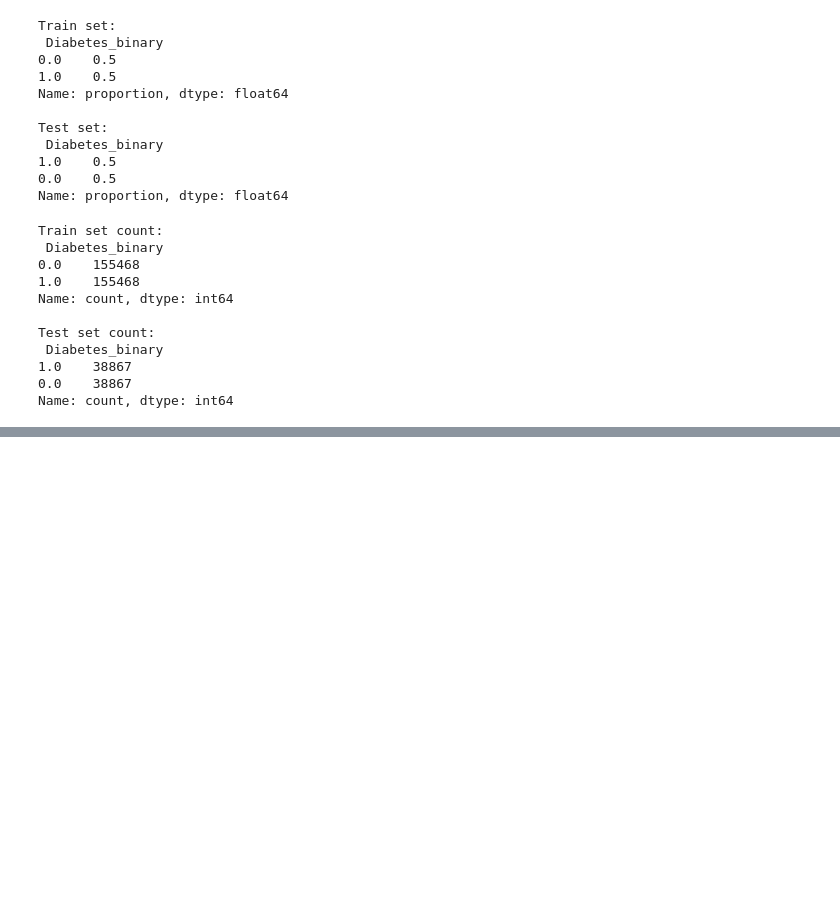
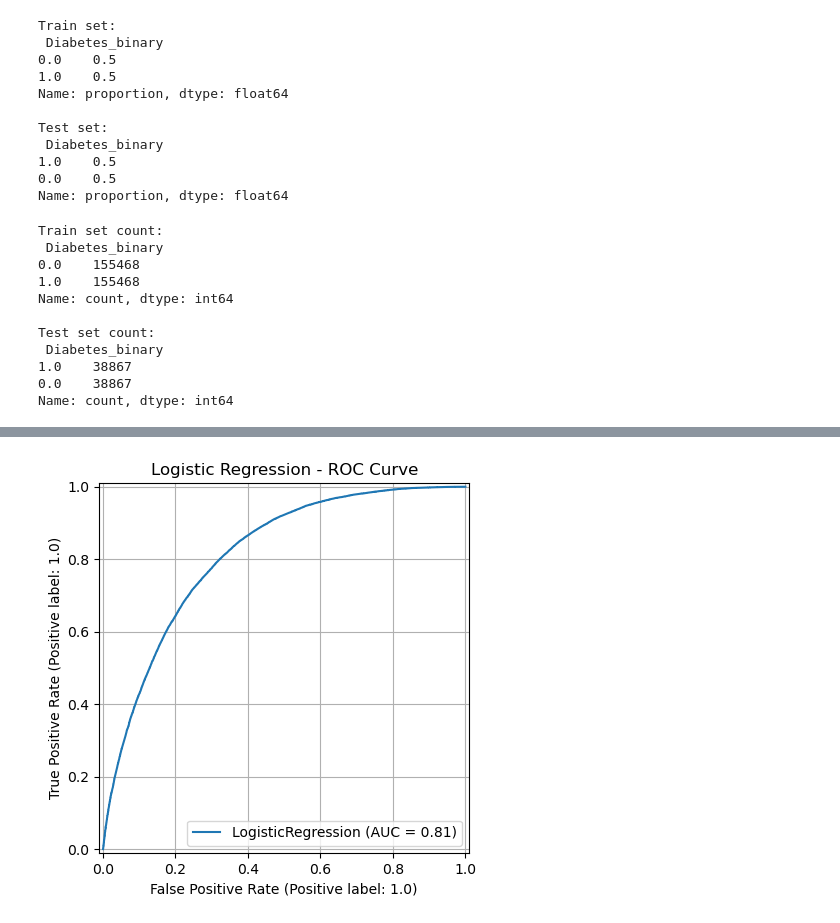
Before and after one commit to najmul19/diabetics_classification_from_daily_activities, a Jupyter notebook: diabatics/diabetics_classification_from_daily_activities.ipynb, the cells around one changed output, grey strips where cells are left out. Cells and saved outputs as stored; diff of their text form; code cells hidden in the pictures; blank space fills up the shorter version.

```diff
--- a/diabatics/diabetics_classification_from_daily_activities.ipynb
+++ b/diabatics/diabetics_classification_from_daily_activities.ipynb
@@ -585,0 +655,8 @@ Name: count, dtype: int64
+# %%
+#ROC Curve
+RocCurveDisplay.from_estimator(log_reg, X_test, y_test)
+plt.title("Logistic Regression - ROC Curve")
+plt.grid(True)
+plt.show()
+# %% [output]
+[figure, added]
```
Also changed, not shown: parts of 5 cells of this notebook.
